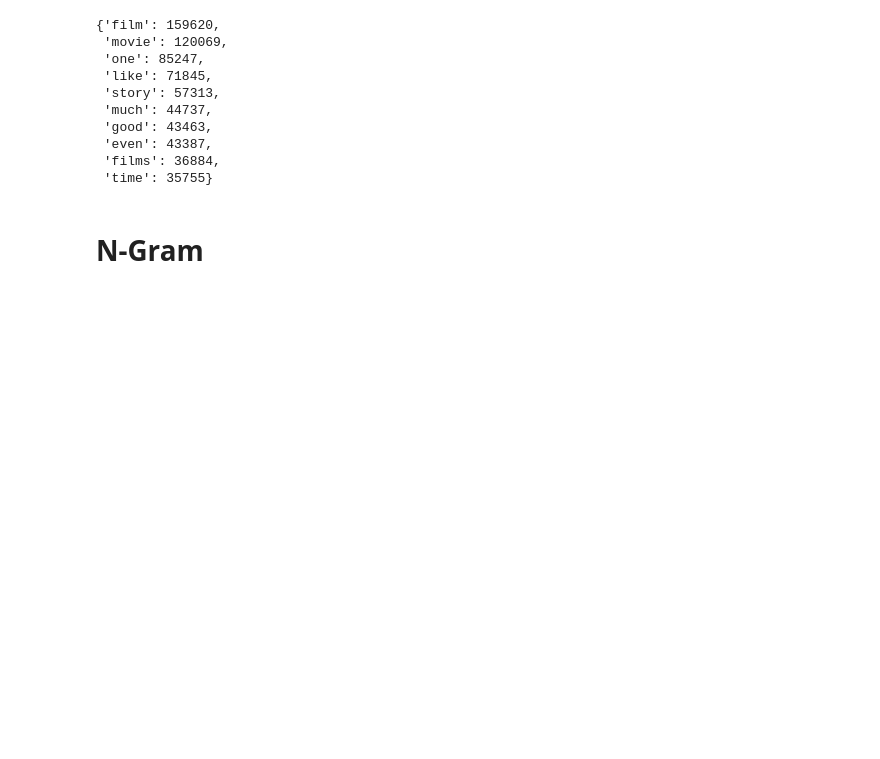
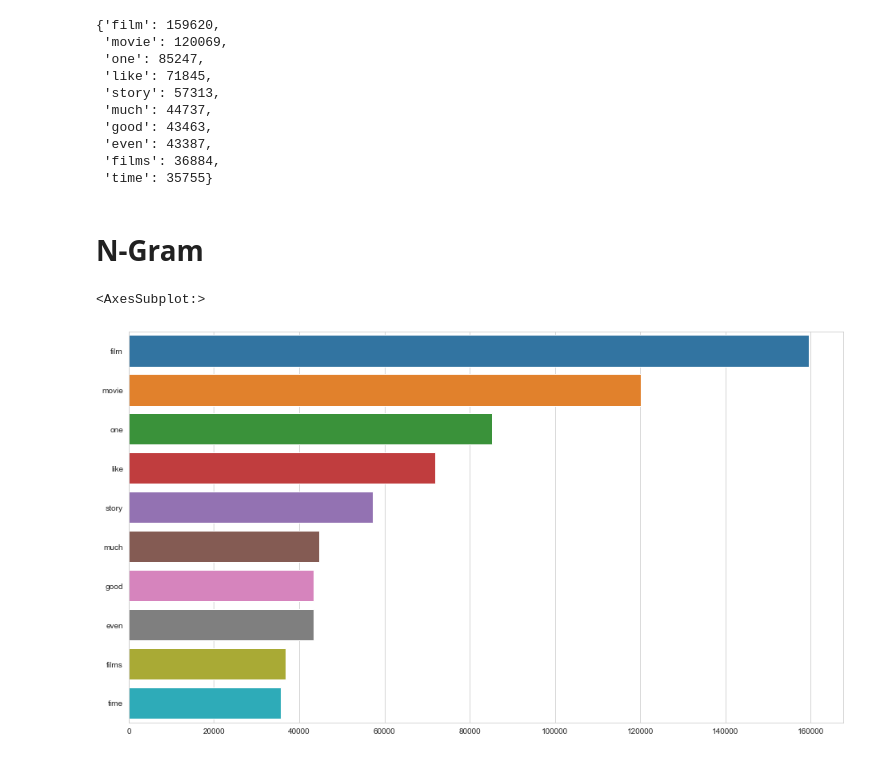
Before and after one commit to antoneev/66DaysOfData, a Jupyter notebook: NLP-TextComparison/Rotten Tomatoes.ipynb, the cells around one changed output. Drawn from its saved outputs; the diff is of its cells as text; code cells hidden in the pictures; blank space fills up the shorter version.

Commit message:
Day 39 - Display NGrams

```diff
--- a/NLP-TextComparison/Rotten Tomatoes.ipynb
+++ b/NLP-TextComparison/Rotten Tomatoes.ipynb
@@ -235,0 +238,17 @@ most_common
+# %%
+from sklearn.feature_extraction.text import CountVectorizer
+def get_top_text_ngrams(corpus, n, g):
+    vec = CountVectorizer(ngram_range=(g, g)).fit(corpus)
+    bag_of_words = vec.transform(corpus)
+    sum_words = bag_of_words.sum(axis=0)
+    words_freq = [(word, sum_words[0, idx]) for word, idx in vec.vocabulary_.items()]
+    words_freq =sorted(words_freq, key = lambda x: x[1], reverse=True)
+    return words_freq[:n]
+# %%
+plt.figure(figsize = (16,9))
+most_common_uni = get_top_text_ngrams(df.review_content_clean,10,1)
+most_common_uni = dict(most_common_uni)
+sns.barplot(x = list(most_common_uni.values()),y = list(most_common_uni.keys()))
+# %% [output]
+<AxesSubplot:>
+[figure, added]
```
Also changed, not shown: parts of 3 cells of this notebook.
